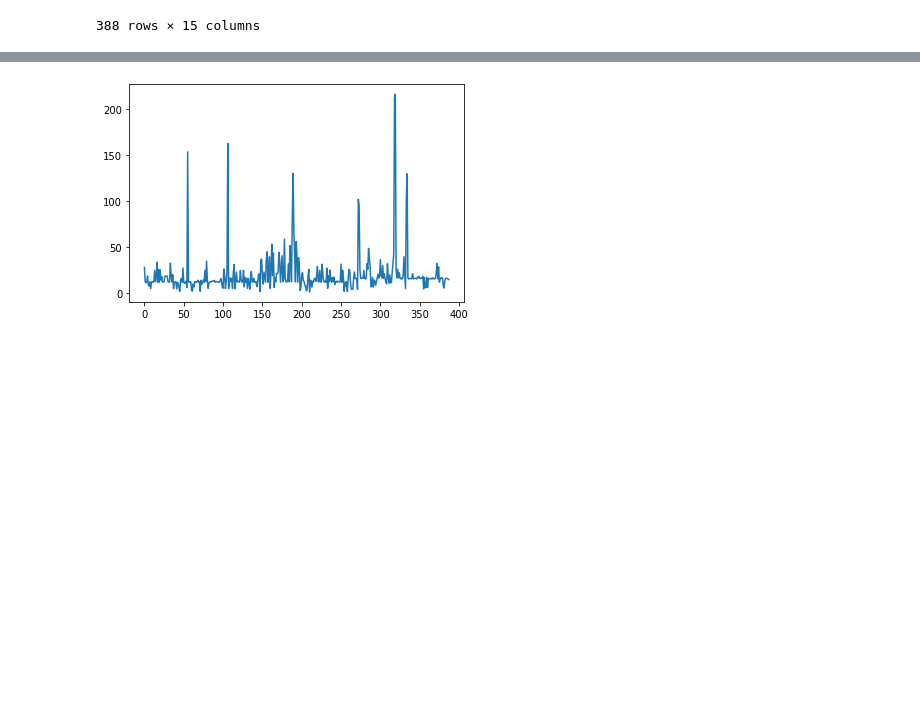
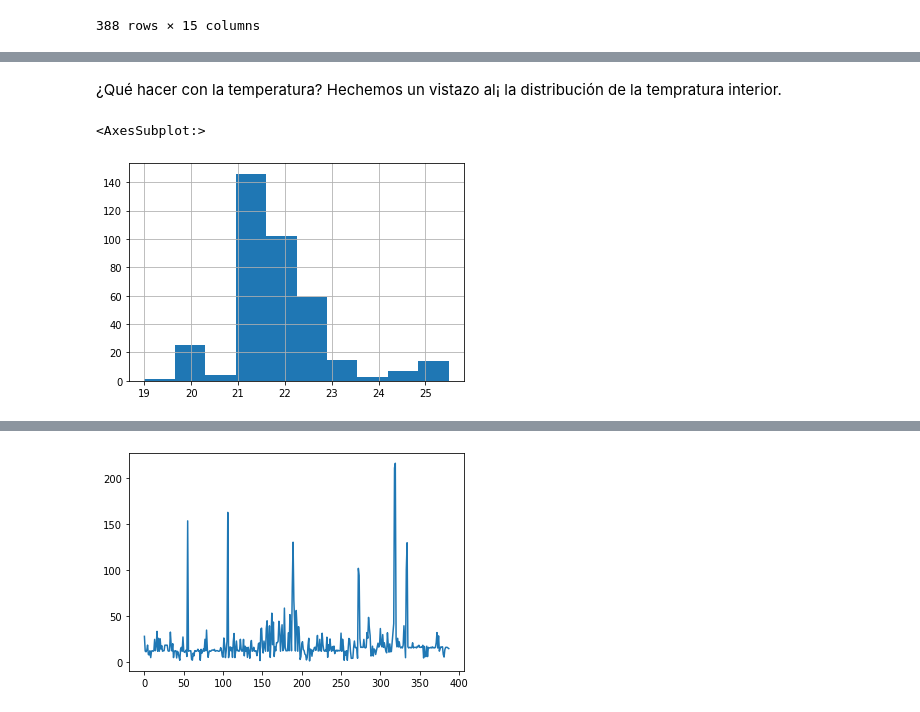
Before and after one commit to emilio-carrasco/cobify, a Jupyter notebook: Data_clean.ipynb, the cells around one changed output, grey strips where cells are left out. Cells and saved outputs as stored; diff of their text form; code cells hidden in the pictures; blank space fills up the shorter version.

```diff
--- a/Data_clean.ipynb
+++ b/Data_clean.ipynb
@@ -329,0 +382,7 @@ df.drop('cooling', axis=1, inplace=True)
+# %% [markdown]
+¿Qué hacer con la temperatura? Hechemos un vistazo al¡ la distribución de la tempratura interior.
+# %%
+df.temp_inside.hist()
+# %% [output]
+<AxesSubplot:>
+[figure, added]
```
Also changed, not shown: parts of 71 cells of this notebook, 11 other files.
